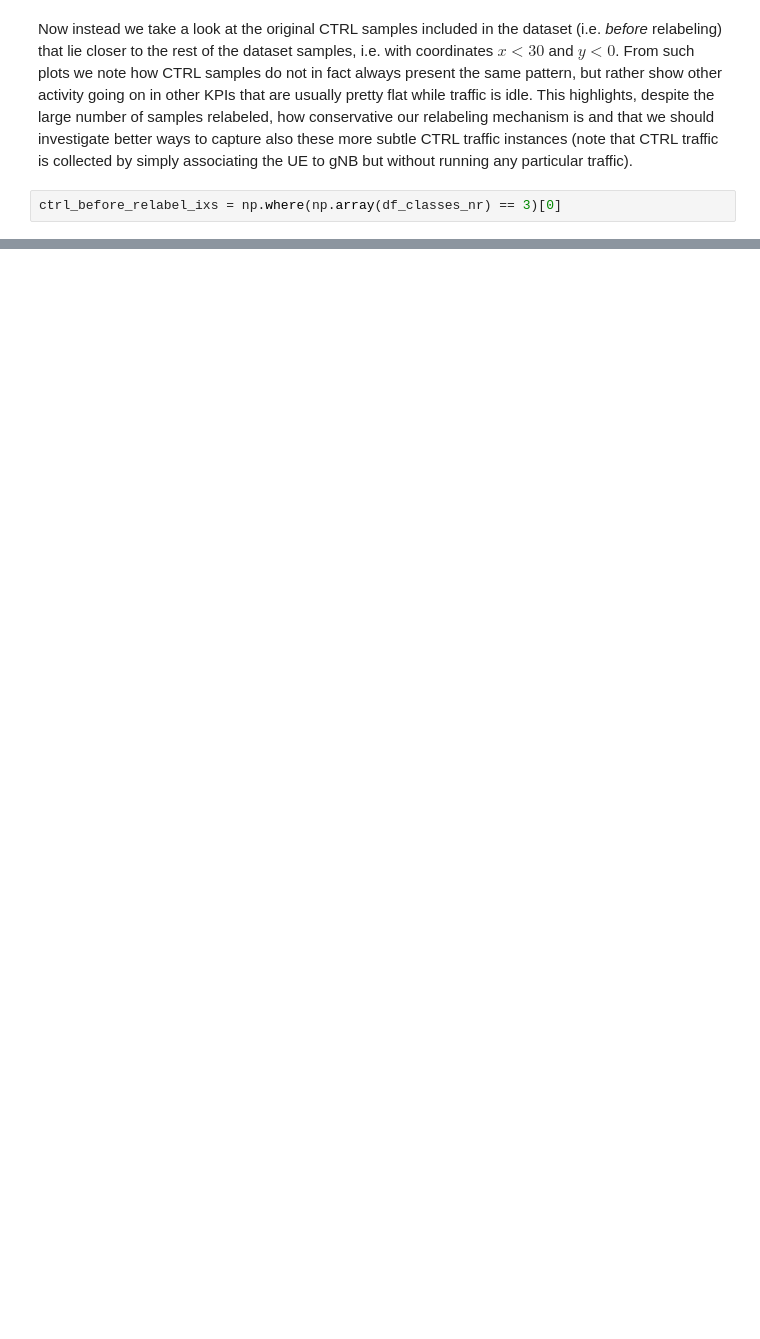
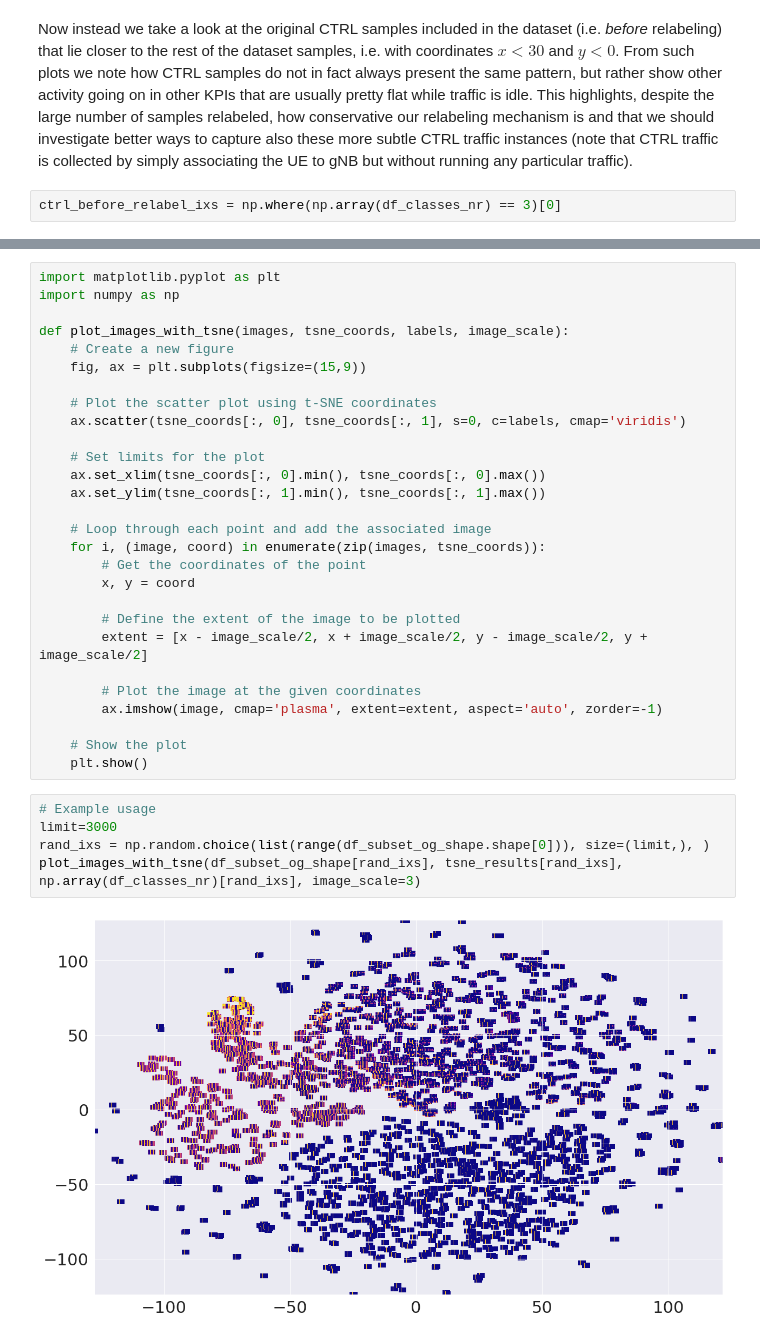
Before and after one commit to genesys-neu/TRACTOR, a Jupyter notebook: python/TSNE.ipynb, the cells around one changed output, grey strips where cells are left out. Drawn from its saved outputs; the diff is of its cells as text; blank space fills up the shorter version.

```diff
--- a/python/TSNE.ipynb
+++ b/python/TSNE.ipynb
@@ -237,0 +242,35 @@ ORIGINAL LABEL: 3 COORDINATES [ -2.6463356 112.47042 ]
+# %%
+import matplotlib.pyplot as plt
+import numpy as np
+
+def plot_images_with_tsne(images, tsne_coords, labels, image_scale):
+    # Create a new figure
+    fig, ax = plt.subplots(figsize=(15,9))
+
+    # Plot the scatter plot using t-SNE coordinates
+    ax.scatter(tsne_coords[:, 0], tsne_coords[:, 1], s=0, c=labels, cmap='viridis')
+
+    # Set limits for the plot
+    ax.set_xlim(tsne_coords[:, 0].min(), tsne_coords[:, 0].max())
+    ax.set_ylim(tsne_coords[:, 1].min(), tsne_coords[:, 1].max())
+
+    # Loop through each point and add the associated image
+    for i, (image, coord) in enumerate(zip(images, tsne_coords)):
+        # Get the coordinates of the point
+        x, y = coord
+
+        # Define the extent of the image to be plotted
+        extent = [x - image_scale/2, x + image_scale/2, y - image_scale/2, y + image_scale/2]
+
+        # Plot the image at the given coordinates
+        ax.imshow(image, cmap='plasma', extent=extent, aspect='auto', zorder=-1)
+
+    # Show the plot
+    plt.show()
+# %%
+# Example usage
+limit=3000
+rand_ixs = np.random.choice(list(range(df_subset_og_shape.shape[0])), size=(limit,), )
+plot_images_with_tsne(df_subset_og_shape[rand_ixs], tsne_results[rand_ixs], np.array(df_classes_nr)[rand_ixs], image_scale=3)
+# %% [output]
+[figure, added]
```
Also changed, not shown: parts of 7 cells of this notebook.
